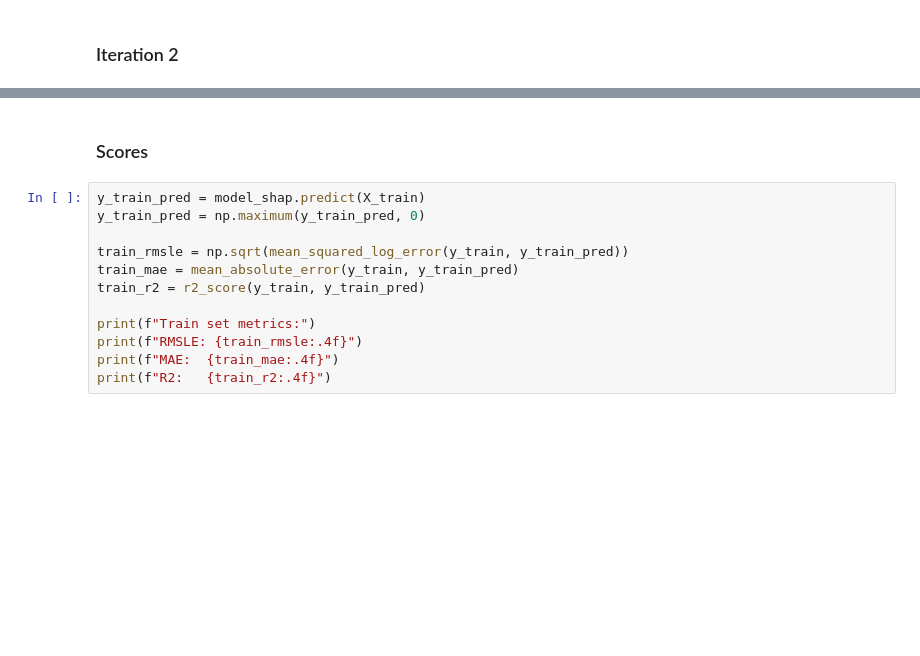
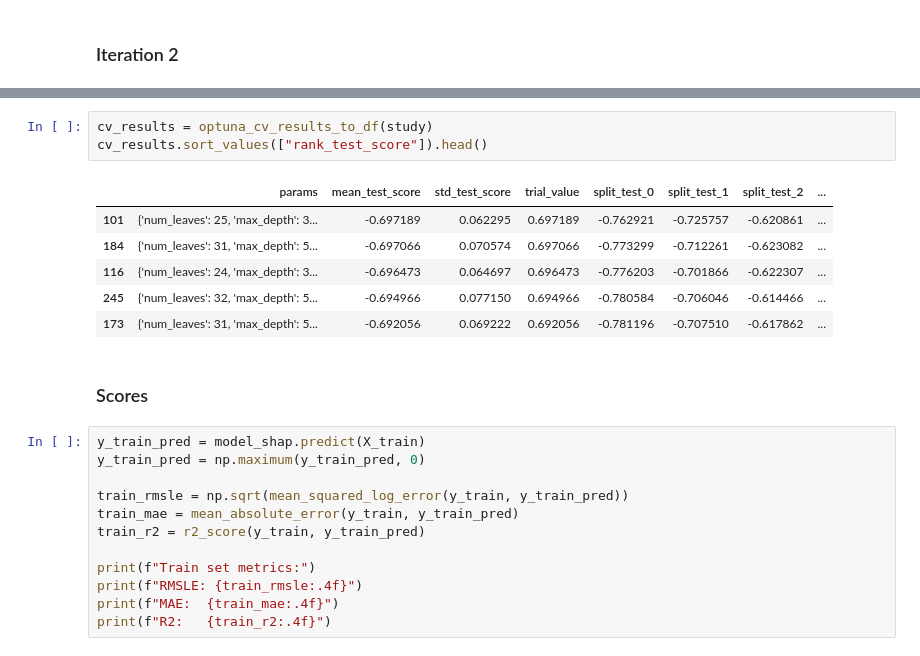
Before and after one commit to Lymuthien/mentoring_program, a Jupyter notebook: notebooks/5.0-model-training-lightgbm-optuna.ipynb, the cells around one changed output, grey strips where cells are left out. Drawn from its saved outputs; the diff is of its cells as text; blank space fills up the shorter version.

```diff
--- a/notebooks/5.0-model-training-lightgbm-optuna.ipynb
+++ b/notebooks/5.0-model-training-lightgbm-optuna.ipynb
@@ -138,3 +196,13 @@ Best score: 0.68920
+# %%
+cv_results = optuna_cv_results_to_df(study)
+cv_results.sort_values(["rank_test_score"]).head()
+# %% [output]
+|  | params | mean_test_score | std_test_score | trial_value | split_test_0 | split_test_1 | split_test_2 | ... |
+| 101 | {'num_leaves': 25, 'max_depth': 3... | -0.697189 | 0.062295 | 0.697189 | -0.762921 | -0.725757 | -0.620861 | ... |
+| 184 | {'num_leaves': 31, 'max_depth': 5... | -0.697066 | 0.070574 | 0.697066 | -0.773299 | -0.712261 | -0.623082 | ... |
+| 116 | {'num_leaves': 24, 'max_depth': 3... | -0.696473 | 0.064697 | 0.696473 | -0.776203 | -0.701866 | -0.622307 | ... |
+| 245 | {'num_leaves': 32, 'max_depth': 5... | -0.694966 | 0.077150 | 0.694966 | -0.780584 | -0.706046 | -0.614466 | ... |
+| 173 | {'num_leaves': 31, 'max_depth': 5... | -0.692056 | 0.069222 | 0.692056 | -0.781196 | -0.707510 | -0.617862 | ... |
 # %% [markdown]
 ### Scores
 # %%
```
Also changed, not shown: parts of 15 cells of this notebook, 5 other files.
